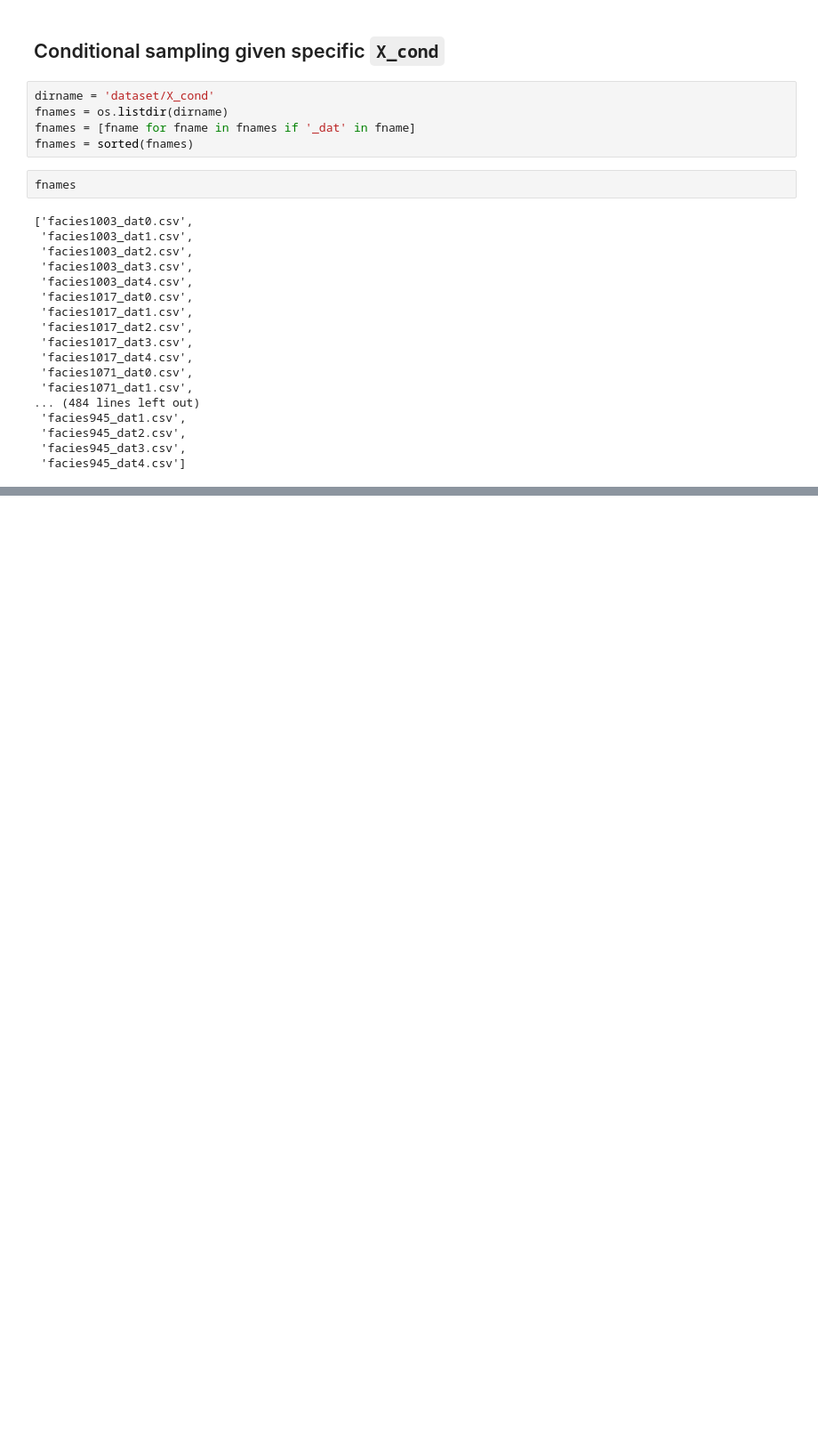
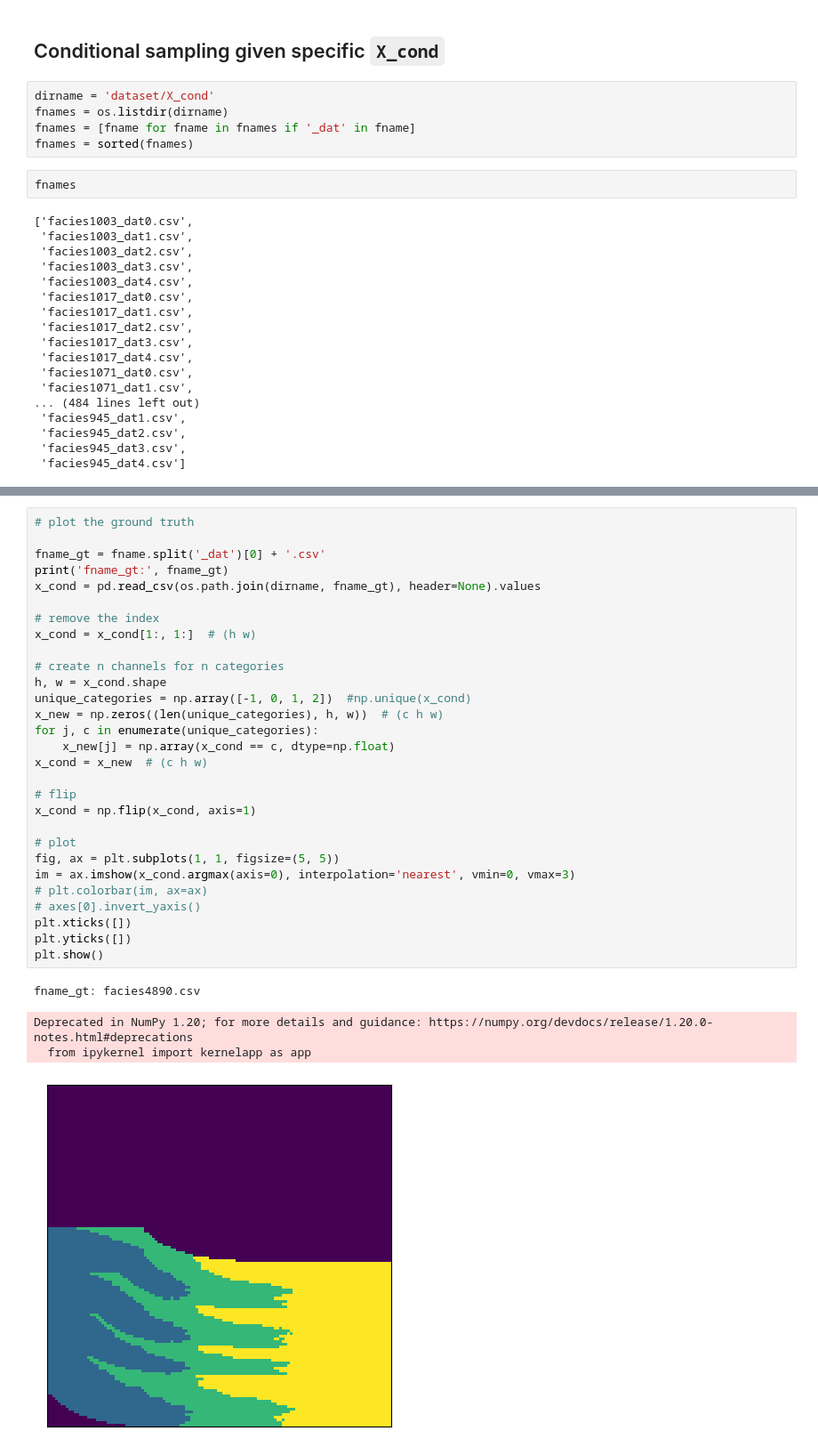
Before and after one commit to danelee2601/denoising-diffusion-pytorch, a Jupyter notebook: sample.ipynb, the cells around one changed output, grey strips where cells are left out. Shown at 89% size. Drawn from its saved outputs; the diff is of its cells as text; blank space fills up the shorter version.

```diff
--- a/sample.ipynb
+++ b/sample.ipynb
@@ -282,0 +336,34 @@ fname
+# %%
+# plot the ground truth
+
+fname_gt = fname.split('_dat')[0] + '.csv'
+print('fname_gt:', fname_gt)
+x_cond = pd.read_csv(os.path.join(dirname, fname_gt), header=None).values
+
+# remove the index
+x_cond = x_cond[1:, 1:]  # (h w)
+
+# create n channels for n categories
+h, w = x_cond.shape
+unique_categories = np.array([-1, 0, 1, 2])  #np.unique(x_cond)
+x_new = np.zeros((len(unique_categories), h, w))  # (c h w)
+for j, c in enumerate(unique_categories):
+    x_new[j] = np.array(x_cond == c, dtype=np.float)
+x_cond = x_new  # (c h w)
+
+# flip
+x_cond = np.flip(x_cond, axis=1)
+
+# plot
+fig, ax = plt.subplots(1, 1, figsize=(5, 5))
+im = ax.imshow(x_cond.argmax(axis=0), interpolation='nearest', vmin=0, vmax=3)
+# plt.colorbar(im, ax=ax)
+# axes[0].invert_yaxis()
+plt.xticks([])
+plt.yticks([])
+plt.show()
+# %% [output]
+fname_gt: facies4890.csv
+Deprecated in NumPy 1.20; for more details and guidance: https://numpy.org/devdocs/release/1.20.0-notes.html#deprecations
+  from ipykernel import kernelapp as app
+[figure, added]
```
Also changed, not shown: parts of 21 cells of this notebook, 1 other file.
